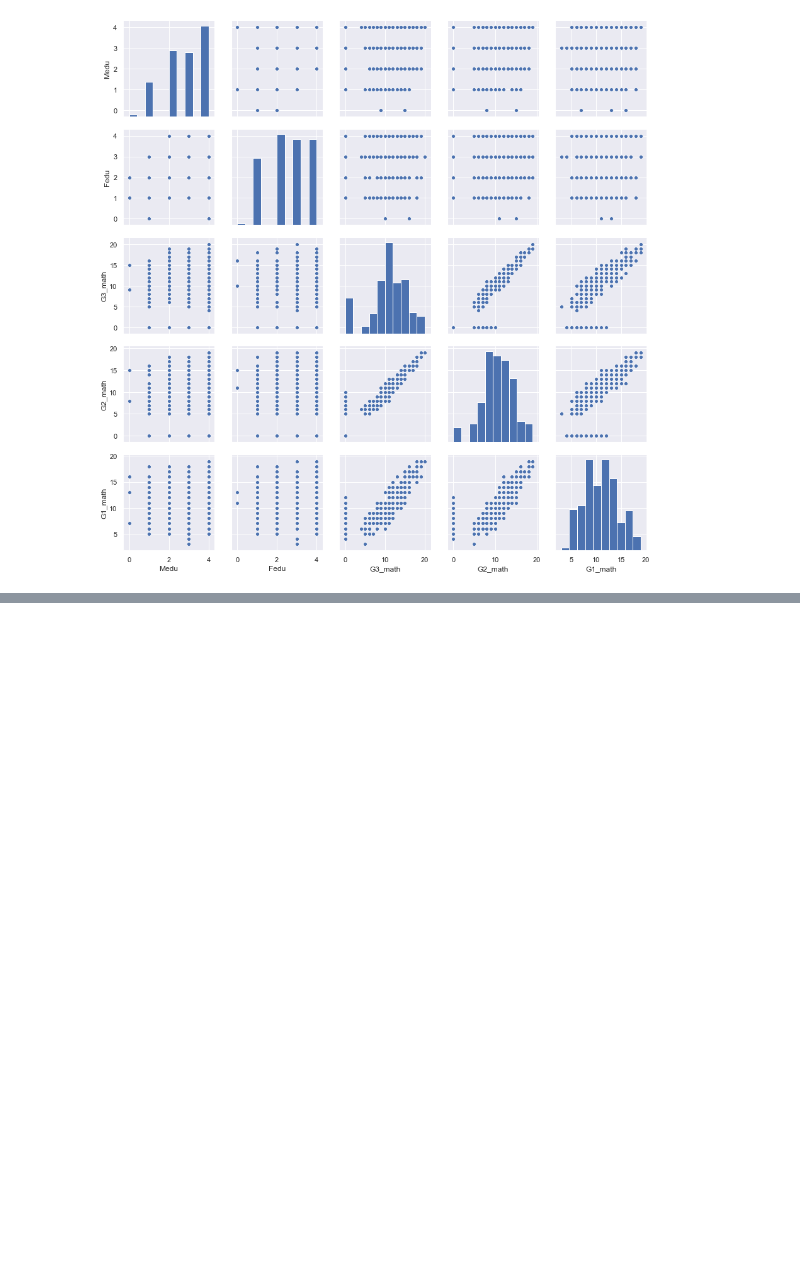
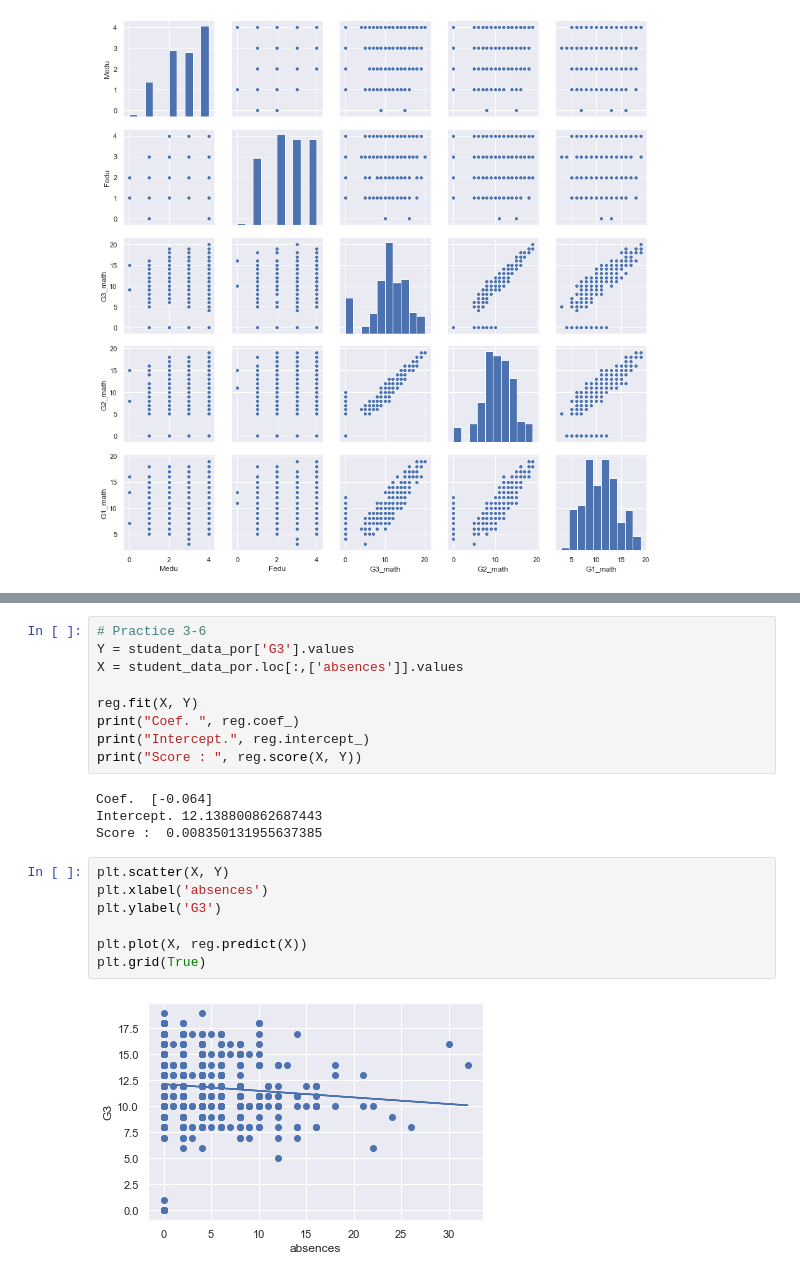
Before and after one commit to JojiKoike/Learning_DataScience, a Jupyter notebook: chapter3/Practice3.ipynb, the cells around one changed output, grey strips where cells are left out. Cells and saved outputs as stored; diff of their text form; blank space fills up the shorter version.

```diff
--- a/chapter3/Practice3.ipynb
+++ b/chapter3/Practice3.ipynb
@@ -63,0 +90,22 @@ sns.pairplot(student_data_merged[['Medu', 'Fedu', 'G3_math', 'G2_math','G1_math'
+# %%
+# Practice 3-6
+Y = student_data_por['G3'].values
+X = student_data_por.loc[:,['absences']].values
+
+reg.fit(X, Y)
+print("Coef. ", reg.coef_)
+print("Intercept.", reg.intercept_)
+print("Score : ", reg.score(X, Y))
+# %% [output]
+Coef.  [-0.064]
+Intercept. 12.138800862687443
+Score :  0.008350131955637385
+# %%
+plt.scatter(X, Y)
+plt.xlabel('absences')
+plt.ylabel('G3')
+
+plt.plot(X, reg.predict(X))
+plt.grid(True)
+# %% [output]
+[figure, added]
```
Also changed, not shown: parts of 2 cells of this notebook, 3 other files.
